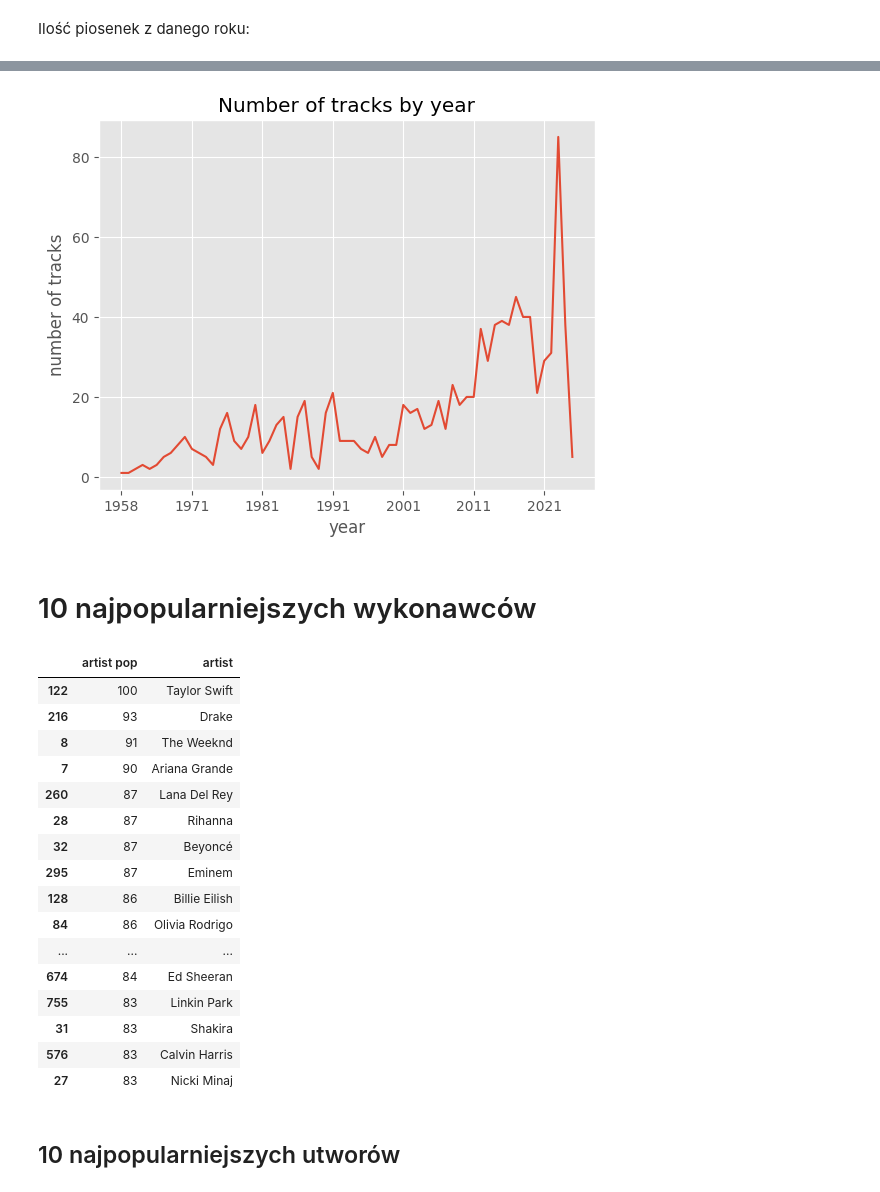
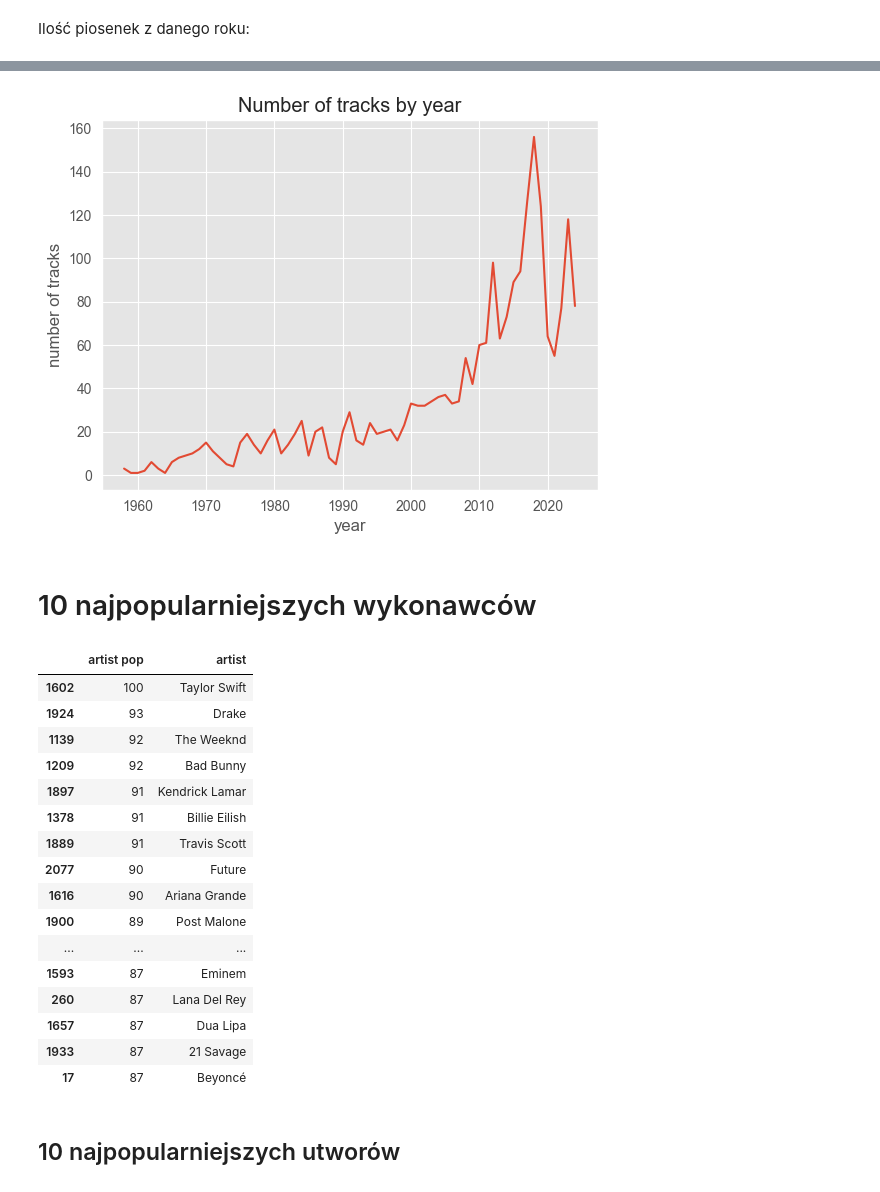
Before and after one commit to aleksandra0014/spotify_predictor_and_recommendation, a Jupyter notebook: EDA.ipynb, the cells around one changed output, grey strips where cells are left out. Cells and saved outputs as stored; diff of their text form; code cells hidden in the pictures.

```diff
--- a/EDA.ipynb
+++ b/EDA.ipynb
@@ -9,5 +9,5 @@ ImportError: cannot import name 'change_date' from 'utilis' (C:\Users\HP\Pycharm
 # %%
-data = pd.read_csv('spotify_dataset.csv')
+data = pd.read_csv('spotify_data.csv')
 data.head()
 # %% [output]
 |  | Unnamed: 0.1 | Unnamed: 0 | track | artist | album | artist pop | track pop | track genre | duration | ... |
@@ -75,3 +75,4 @@ dtype: object
 ## Zmiana release date jedynie na rok
 # %%
 data['year'] = data['release date'].apply(change_date)
+data.drop(columns='release date', inplace=True)
@@ -77,0 +128,2 @@ data['year'] = data['release date'].apply(change_date)
+# %%
+data['track genre'].fillna('Inne', inplace=True)
@@ -105,29 +164,29 @@ plt.ylabel('number of tracks')
 plt.title('Number of tracks by year')
 plt.show()
 # %% [output]
-[figure, old version]
+[figure, new version]
 # %% [markdown]
 # 10 najpopularniejszych wykonawców
 # %%
-data[['artist pop', 'artist']].sort_values(by='artist pop', ascending=False).drop_duplicates().head(20)
+data[['artist pop', 'artist']].sort_values(by='artist pop', ascending=False).drop_duplicates(subset=['artist']).head(20)
 # %% [output]
 |  | artist pop | artist |
-| 122 | 100 | Taylor Swift |
-| 216 | 93 | Drake |
-| 8 | 91 | The Weeknd |
-| 7 | 90 | Ariana Grande |
+| 1602 | 100 | Taylor Swift |
+| 1924 | 93 | Drake |
+| 1139 | 92 | The Weeknd |
+| 1209 | 92 | Bad Bunny |
+| 1897 | 91 | Kendrick Lamar |
+| 1378 | 91 | Billie Eilish |
+| 1889 | 91 | Travis Scott |
+| 2077 | 90 | Future |
+| 1616 | 90 | Ariana Grande |
+| 1900 | 89 | Post Malone |
+| ... | ... | ... |
+| 1593 | 87 | Eminem |
 | 260 | 87 | Lana Del Rey |
-| 28 | 87 | Rihanna |
-| 32 | 87 | Beyoncé |
-| 295 | 87 | Eminem |
-| 128 | 86 | Billie Eilish |
-| 84 | 86 | Olivia Rodrigo |
-| ... | ... | ... |
-| 674 | 84 | Ed Sheeran |
-| 755 | 83 | Linkin Park |
-| 31 | 83 | Shakira |
-| 576 | 83 | Calvin Harris |
-| 27 | 83 | Nicki Minaj |
+| 1657 | 87 | Dua Lipa |
+| 1933 | 87 | 21 Savage |
+| 17 | 87 | Beyoncé |
 # %% [markdown]
 ## 10 najpopularniejszych utworów
 # %%
```
Also changed, not shown: parts of 88 cells of this notebook, 3 other files.
